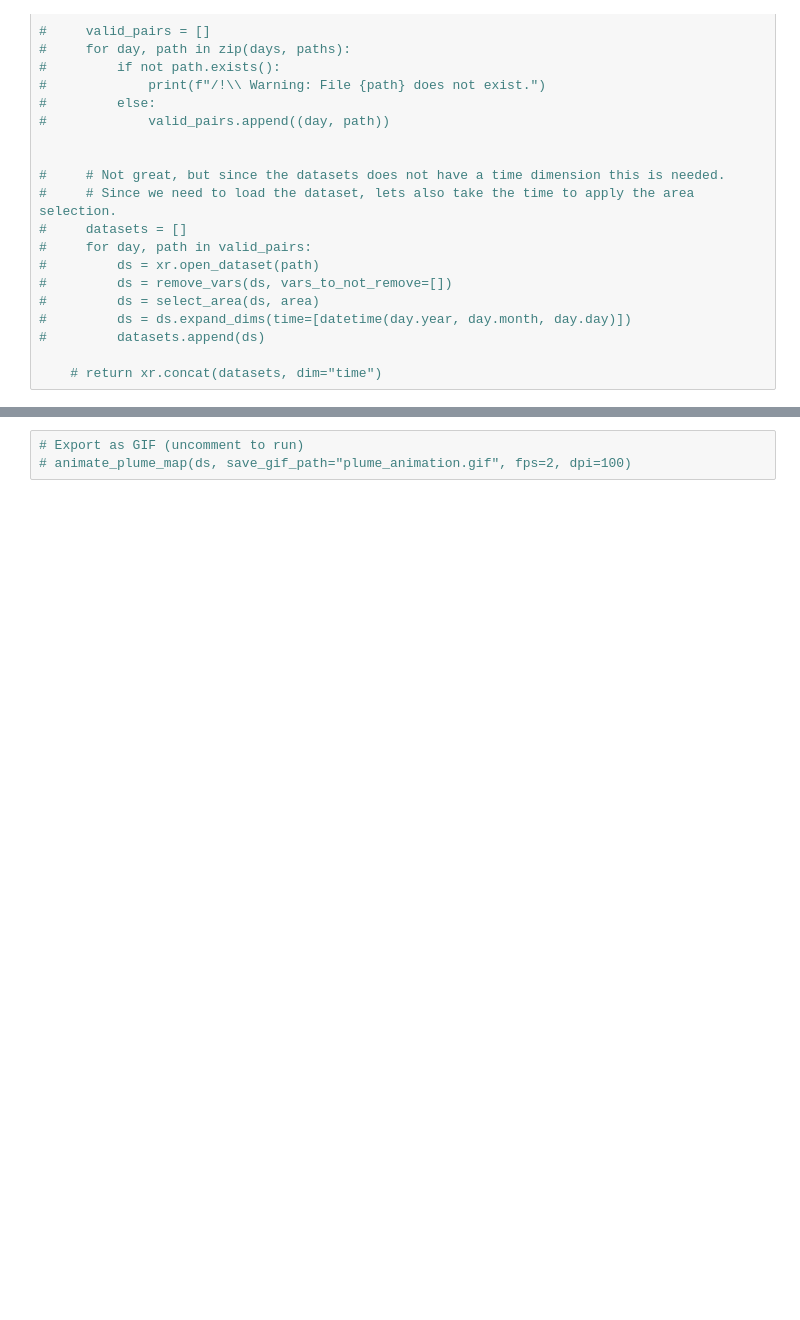
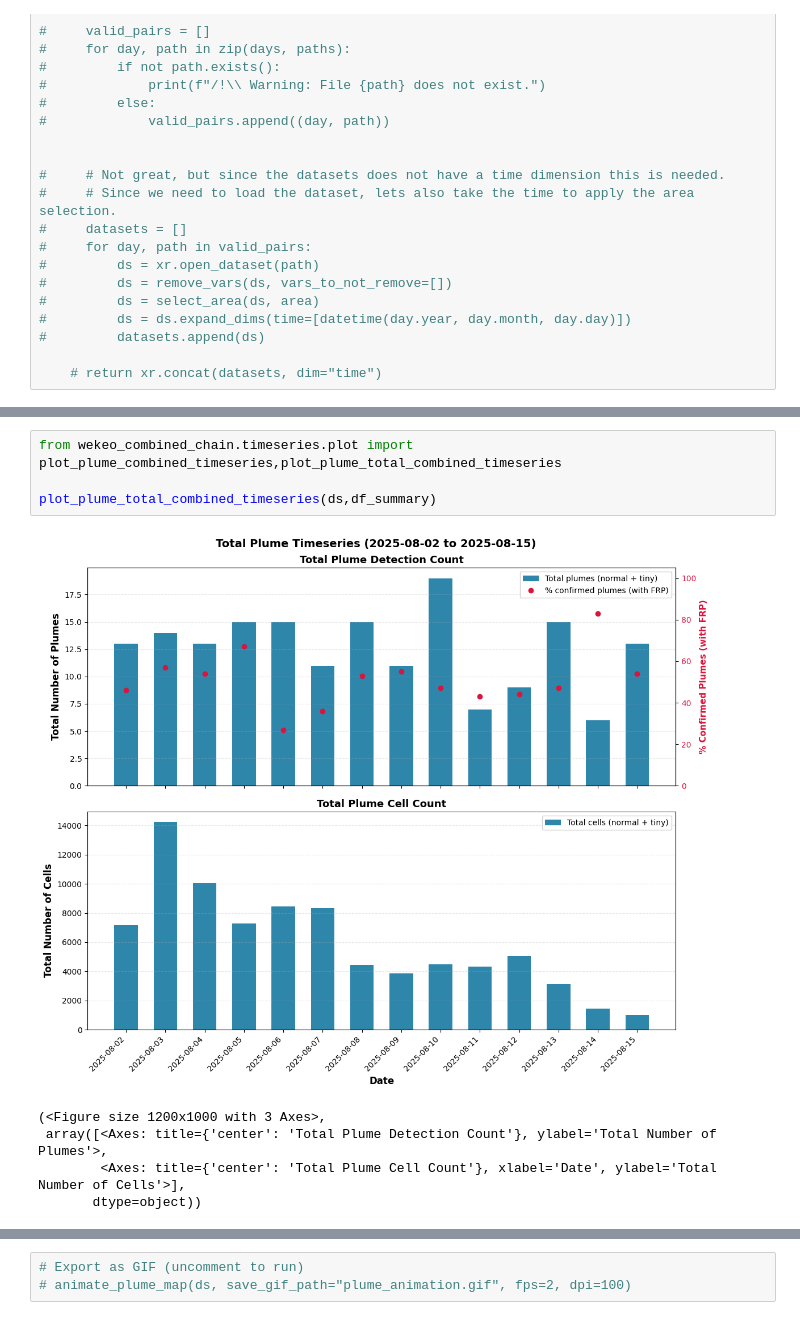
Before and after one commit to hygeos/wekeo_combined_chain, a Jupyter notebook: notebooks/demo_time.ipynb, the cells around one changed output, grey strips where cells are left out. Saved outputs shown, nothing was run; the diff lists cells and outputs as text; blank space fills up the shorter version.

```diff
--- a/notebooks/demo_time.ipynb
+++ b/notebooks/demo_time.ipynb
@@ -177,0 +349,10 @@ fig, ax = plot_plume_pixels_timeseries(ds, plume_size="tiny")
+# %%
+from wekeo_combined_chain.timeseries.plot import plot_plume_combined_timeseries,plot_plume_total_combined_timeseries
+
+plot_plume_total_combined_timeseries(ds,df_summary)
+# %% [output]
+[figure, added]
+(<Figure size 1200x1000 with 3 Axes>,
+ array([<Axes: title={'center': 'Total Plume Detection Count'}, ylabel='Total Number of Plumes'>,
+        <Axes: title={'center': 'Total Plume Cell Count'}, xlabel='Date', ylabel='Total Number of Cells'>],
+       dtype=object))
```
Also changed, not shown: parts of 41 cells of this notebook, 6 other files.
